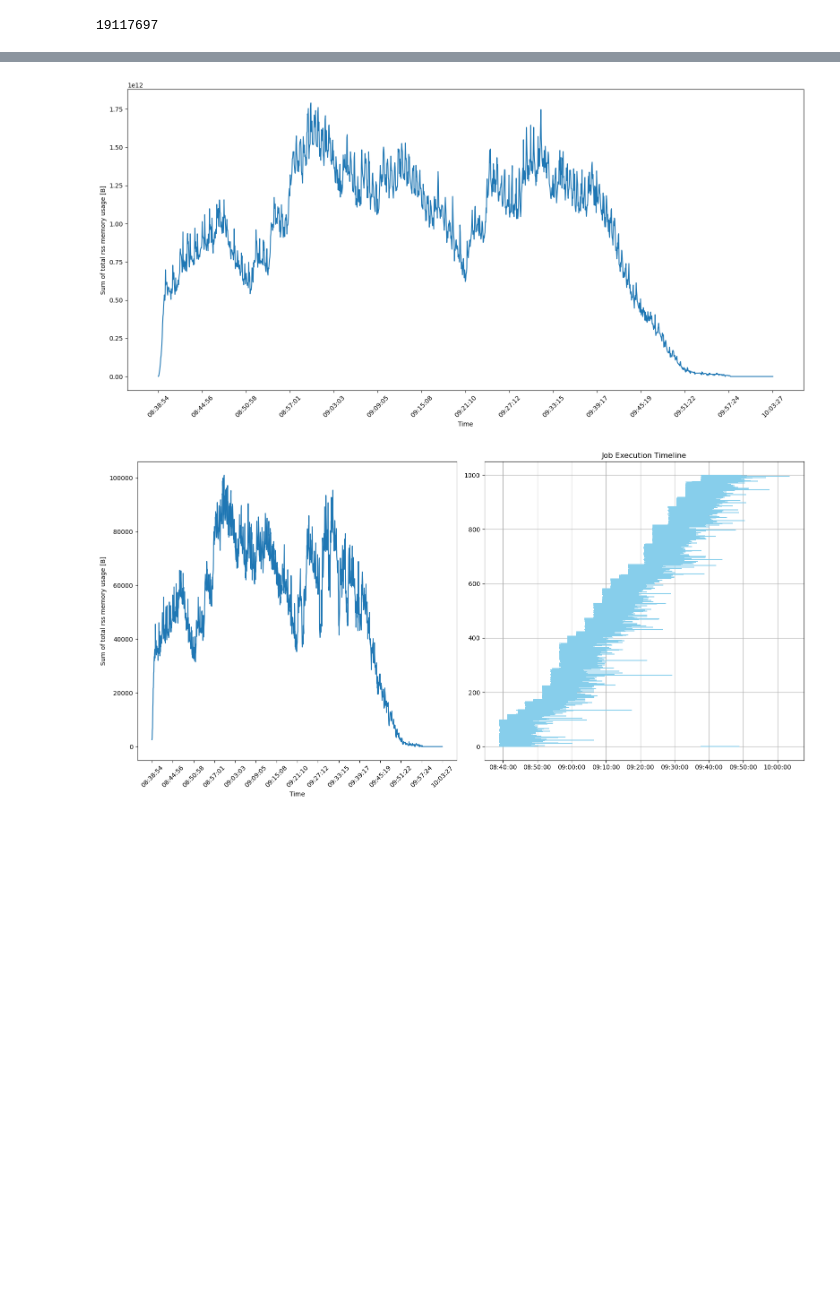
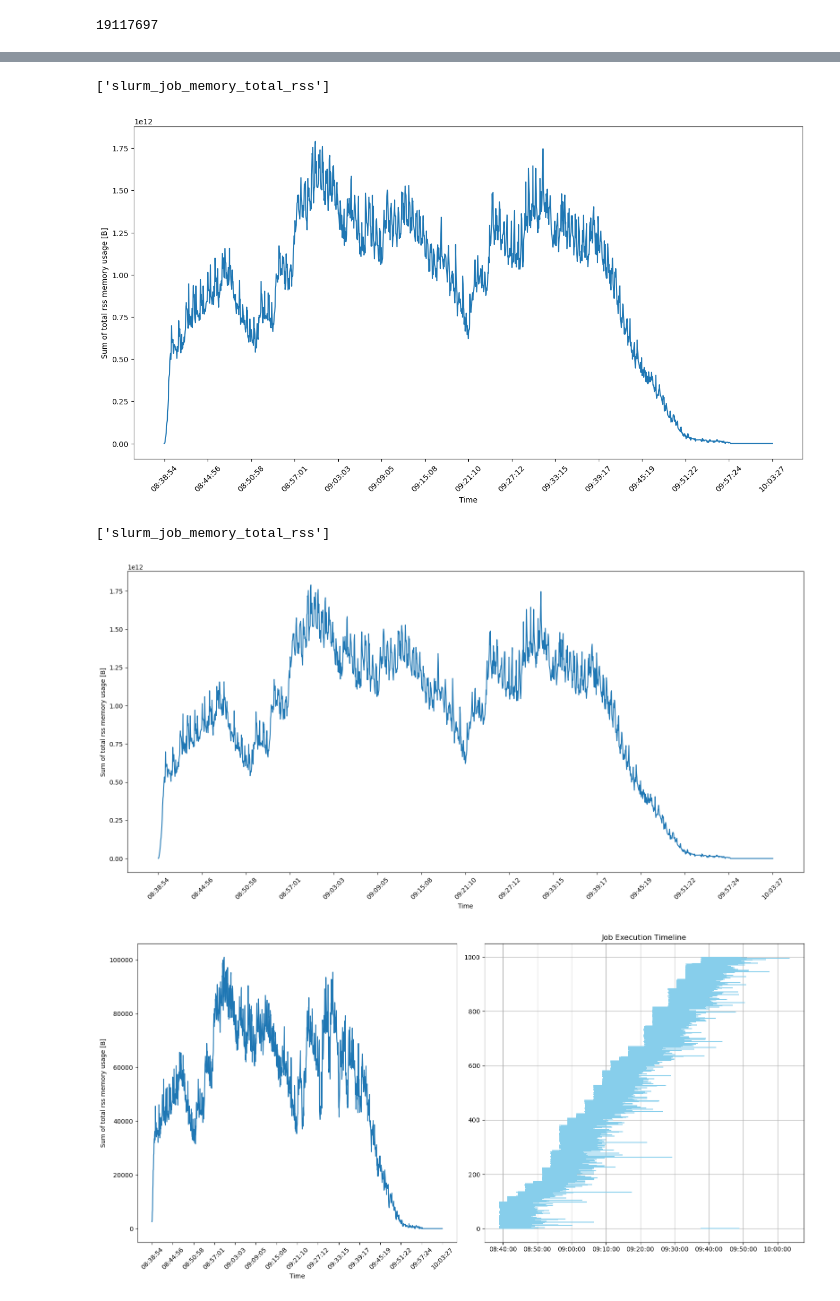
Before and after one commit to SanoScience/observability, a Jupyter notebook: Test_notebook.ipynb, the cells around one changed output, grey strips where cells are left out. Cells and saved outputs as stored; diff of their text form; code cells hidden in the pictures; blank space fills up the shorter version.

```diff
--- a/Test_notebook.ipynb
+++ b/Test_notebook.ipynb
@@ -156,12 +184,22 @@ def plot_double_visualisation(df1, func1, xlabel1, ylabel1, df2, func2, xlabel2,
 # %%
 start_time = '2024-06-04T08:15:13.908Z'
 end_time = '2024-06-04T11:05:20.908Z'
+# %%
+# Usage of specific visualization function
+dict_data = {"metric.attributes.user": "plgkarolzajac", "name": "slurm_job_memory_total_rss"}
+df = read_data_to_df(dict_data, start_time, end_time)
+
+plot_aggregated_metrics(df, 'Time', 'Sum of total rss memory usage [B]')
+# %% [output]
+['slurm_job_memory_total_rss']
+[figure, added]
 # %%
-#example use of single visualisation
+#example use of single visualisation generic function
 dict_data = {"metric.attributes.user": "plgkarolzajac", "name": "slurm_job_memory_total_rss"}
 df = read_data_to_df(dict_data, start_time, end_time)
 
-plot_single_visualisation(df, plot_agregation, 'Time', 'Sum of total rss memory usage [B]')
+plot_single_visualisation(df, plot_aggregated_metrics, 'Time', 'Sum of total rss memory usage [B]')
 # %% [output]
+['slurm_job_memory_total_rss']
 [figure]
 # %%
```
Also changed, not shown: parts of 13 cells of this notebook.
